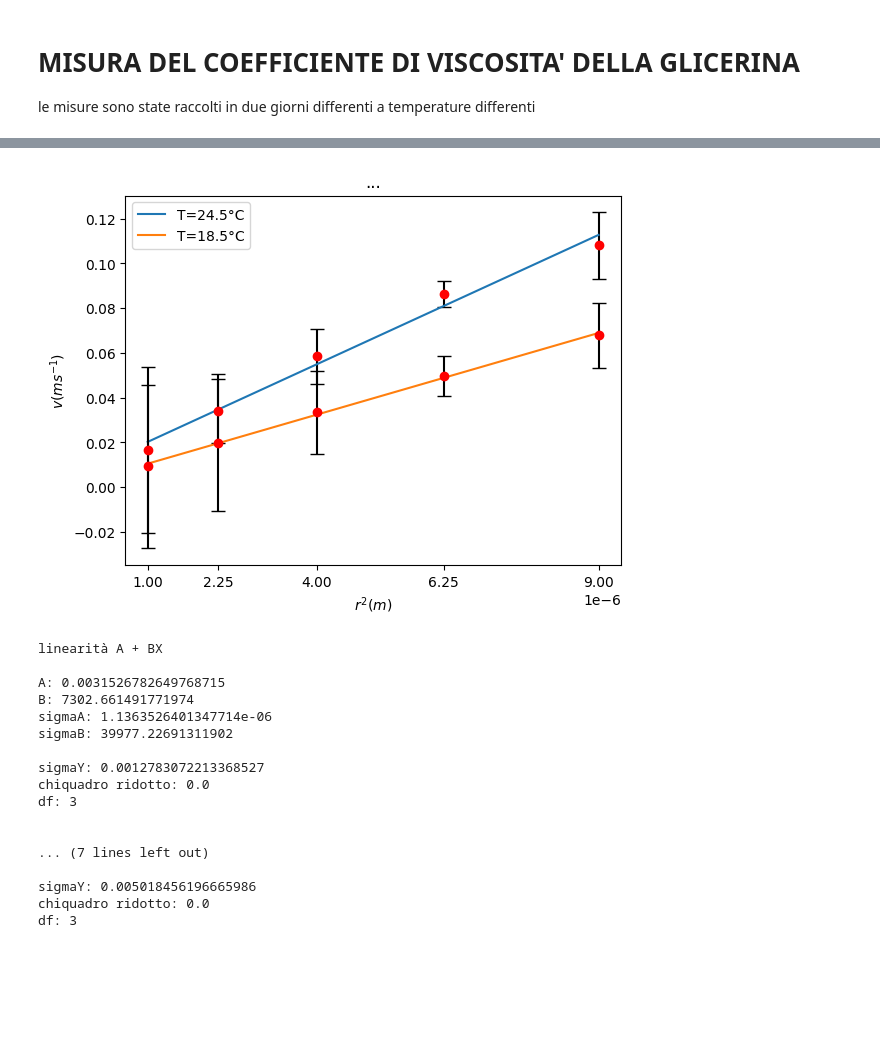
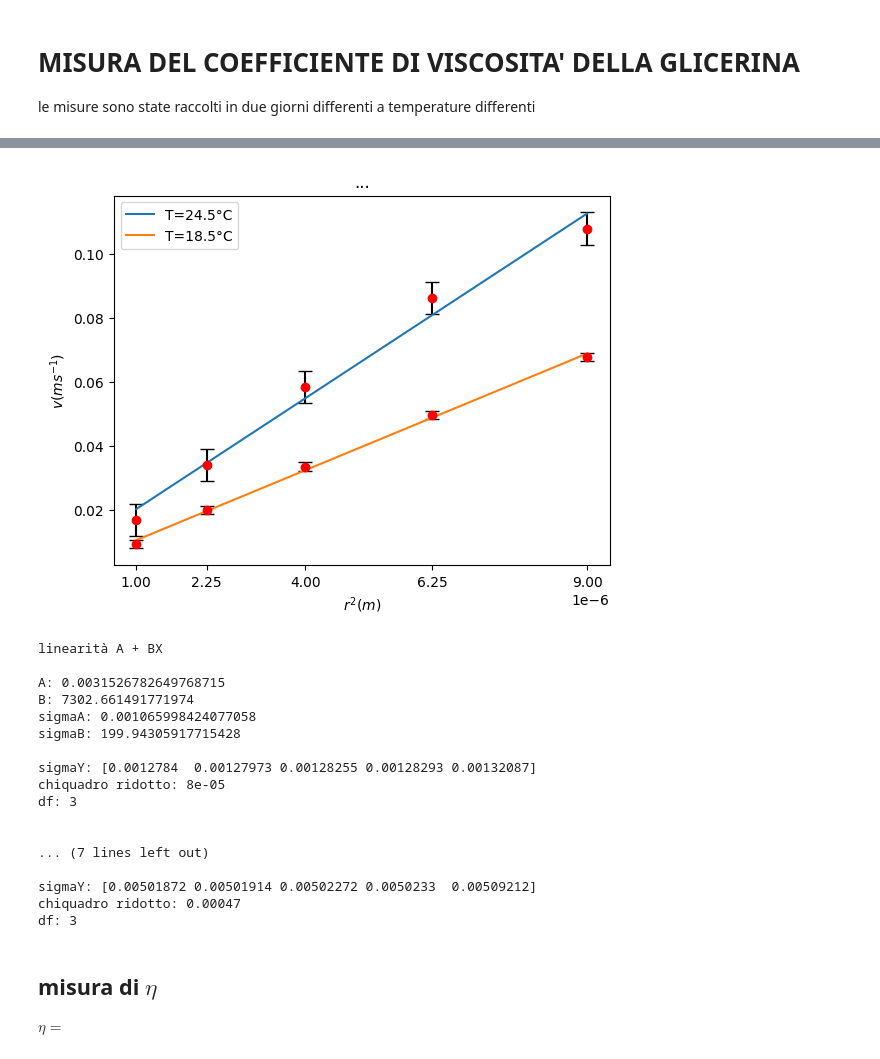
Before and after one commit to CarminatiGiovanni/LaboratorioFisica1, a Jupyter notebook: VISCOSITA/PYTHON/misura_del_coeff_viscosita_PARTE_B.ipynb, the cells around one changed output, grey strips where cells are left out. Drawn from its saved outputs; the diff is of its cells as text; code cells hidden in the pictures; blank space fills up the shorter version.

```diff
--- a/VISCOSITA/PYTHON/misura_del_coeff_viscosita_PARTE_B.ipynb
+++ b/VISCOSITA/PYTHON/misura_del_coeff_viscosita_PARTE_B.ipynb
@@ -26,9 +26,12 @@ d = 0.2 #m distanza percorsa in t
 t_medie24 = np.array([np.mean(i) for i in T24])  # calcola le medie dei tempi per ogni diametro
 sigma_t24 = np.array([np.std(i) for i in T24]) / len(T24)
 v_medie24 = d / t_medie24  # calcola le medie delle velocità per ogni diametro
+sigma_v_medie24 = np.abs(- 0.2 / t_medie24**2) * sigma_t24 # taylor p81
+
 
 t_medie18 = np.array([np.mean(i) for i in T18])  # calcola le medie dei tempi per ogni diametro
 sigma_t18 = np.array([np.std(i) for i in T18]) / len(T18)
 v_medie18 = d / t_medie18  # calcola le medie delle velocità per ogni diametro
+sigma_v_medie18 = np.abs(- 0.2 / t_medie18**2) * sigma_t18
 
 raggi = (np.array([2, 3, 4, 5, 6])/2)*0.001 # m
@@ -35,41 +43,46 @@ raggi = (np.array([2, 3, 4, 5, 6])/2)*0.001 # m
 # %%
 import matplotlib.pyplot as plt
 from interpolazione3 import RettaInterpolata
 
-r24 = RettaInterpolata(raggi**2,v_medie24)
-plt.errorbar(raggi**2,v_medie24,yerr=sigma_t24, fmt='o',ecolor='black',capsize=5,color='red')
+r24 = RettaInterpolata(raggi**2,v_medie24,sigma_v_medie24)
+
+plt.errorbar(raggi**2,v_medie24,yerr=r24.sigmaY, fmt='o',ecolor='black',capsize=5,color='red')
 plt.plot(r24.x_best, r24.y_best, label="T=24.5°C")
 
-r18 = RettaInterpolata(raggi**2,v_medie18)
-plt.errorbar(raggi**2,v_medie18,yerr=sigma_t18, fmt='o',ecolor='black',capsize=5,color='red')
+r18 = RettaInterpolata(raggi**2,v_medie18,sigma_v_medie18)
+plt.errorbar(raggi**2,v_medie18,yerr=r18.sigmaY, fmt='o',ecolor='black',capsize=5,color='red')
 plt.plot(r18.x_best, r18.y_best, label="T=18.5°C")
 
 plt.xticks(raggi**2)
 plt.legend()
 plt.title('...')
 plt.xlabel("$r^2 (m)$")
 plt.ylabel("$v (ms^{-1})$")
 
 plt.show()
 
 print(r18)
 print(r24)
 # %% [output]
-[figure, old version]
+[figure, new version]
 linearità A + BX
 
 A: 0.0031526782649768715
 B: 7302.661491771974
-sigmaA: 1.1363526401347714e-06
-sigmaB: 39977.22691311902
+sigmaA: 0.001065998424077058
+sigmaB: 199.94305917715428
 
-sigmaY: 0.0012783072213368527
-chiquadro ridotto: 0.0
+sigmaY: [0.0012784  0.00127973 0.00128255 0.00128293 0.00132087]
+chiquadro ridotto: 8e-05
 df: 3
 
 
 ... (7 lines left out)
 
-sigmaY: 0.005018456196665986
-chiquadro ridotto: 0.0
+sigmaY: [0.00501872 0.00501914 0.00502272 0.0050233  0.00509212]
+chiquadro ridotto: 0.00047
 df: 3
+# %% [markdown]
+## misura di $\eta$
+
+$\eta = $
```
Also changed, not shown: parts of 1 cell of this notebook, 1 other file.
